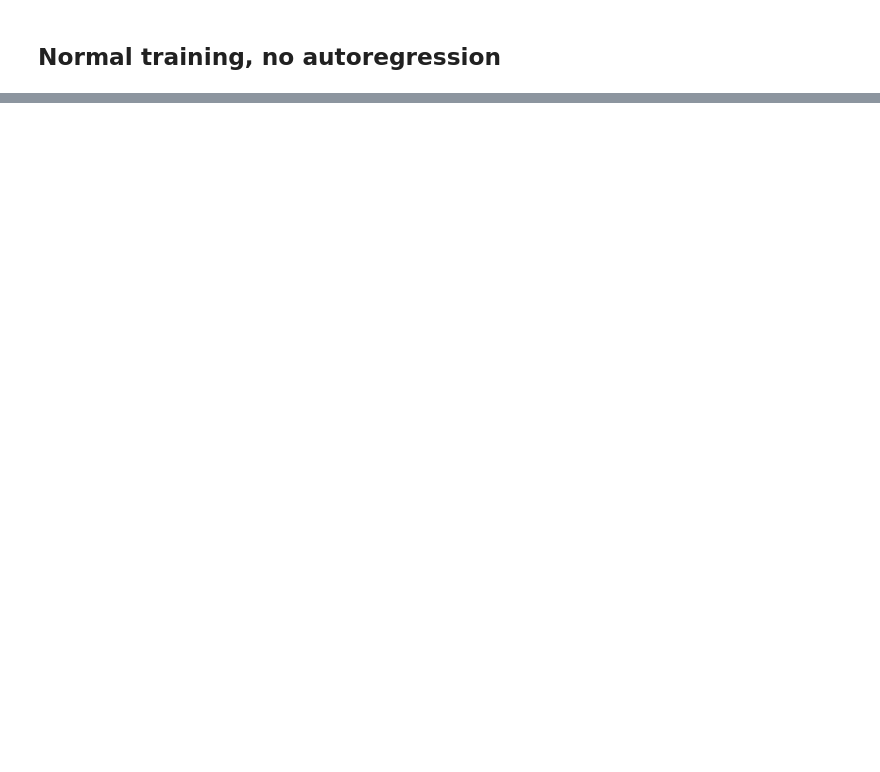
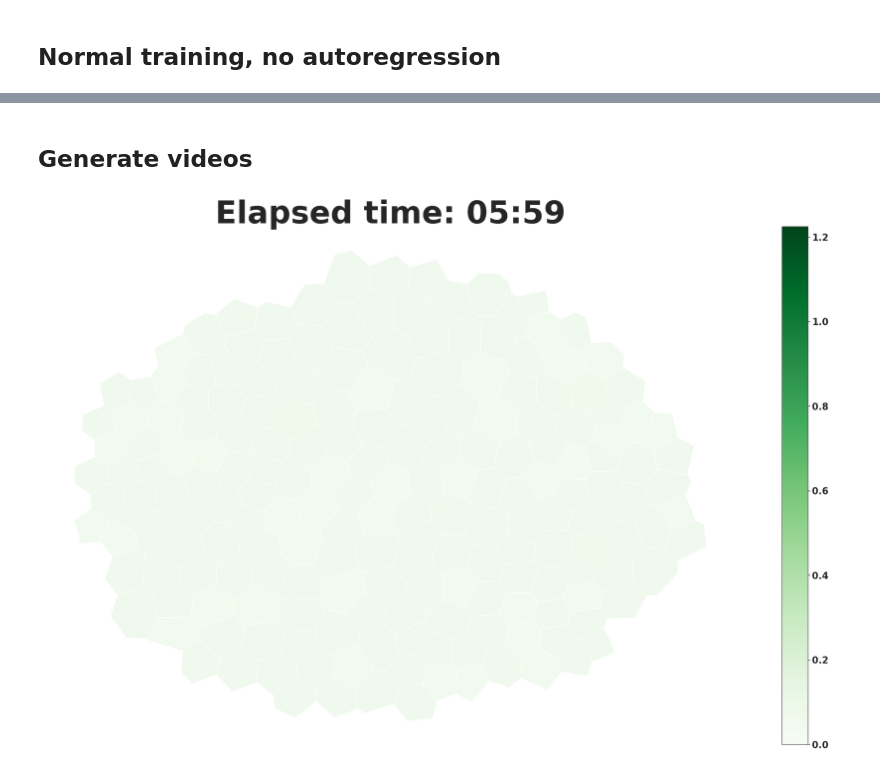
Before and after one commit to dowlinglab/Initiator_Cell_GNN_Development, a Jupyter notebook: Attempts_with_Calcium/manual_GraphSAGE_GRU_PyG.ipynb, the cells around one changed output, grey strips where cells are left out. Cells and saved outputs as stored; diff of their text form; code cells hidden in the pictures; blank space fills up the shorter version.

```diff
--- a/Attempts_with_Calcium/manual_GraphSAGE_GRU_PyG.ipynb
+++ b/Attempts_with_Calcium/manual_GraphSAGE_GRU_PyG.ipynb
@@ -492,0 +479,2 @@ for i in cell_indices:
+# %% [markdown]
+## Generate videos
@@ -492,0 +526,7 @@ for i in cell_indices:
+# %%
+true_anim = make_animation(Ca_conc2_noisy, new_vertices)
+
+# Save animation
+true_anim.save('true_calcium_dynamics.mp4', writer='ffmpeg', dpi=200)
+# %% [output]
+[figure, added]
```
Also changed, not shown: parts of 7 cells of this notebook.
